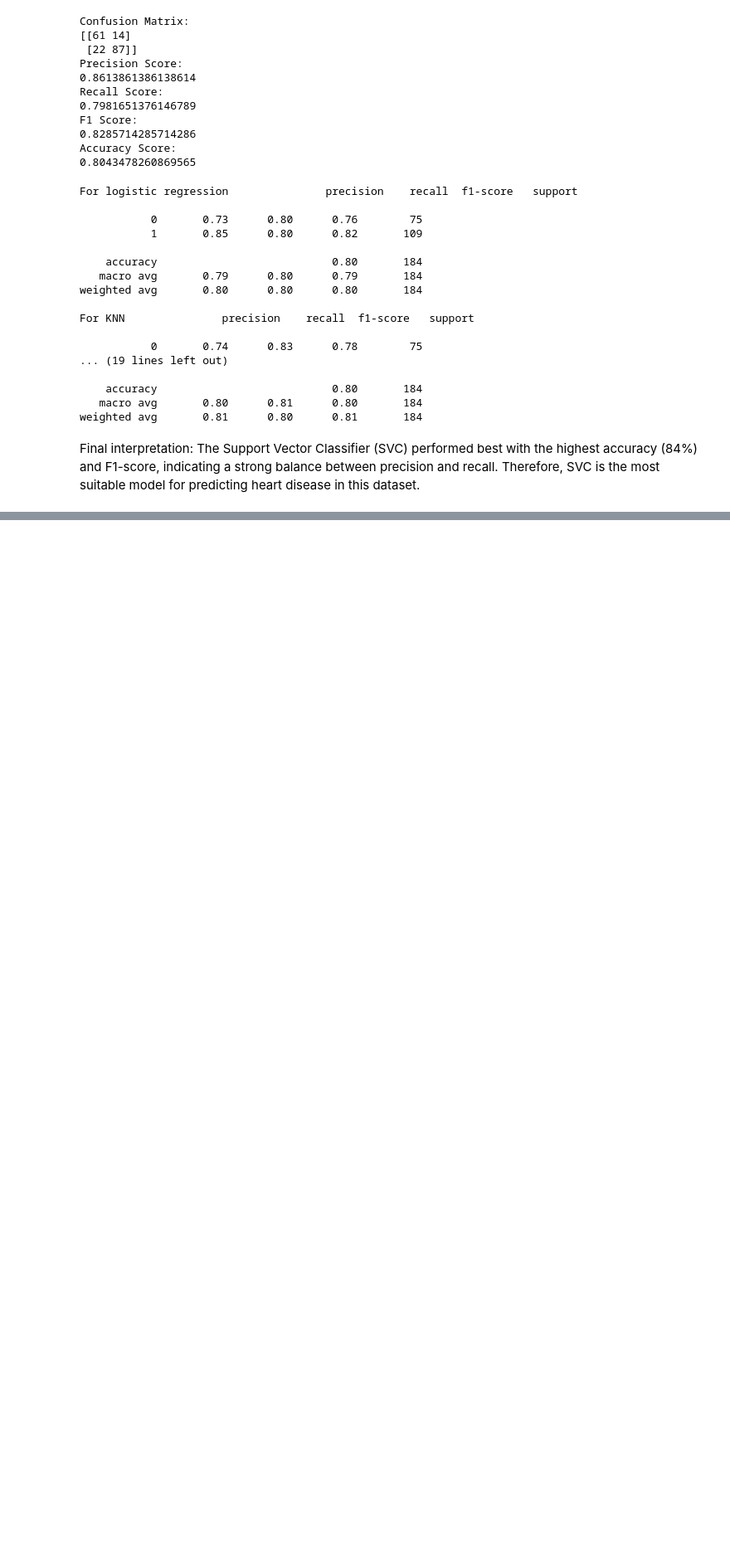
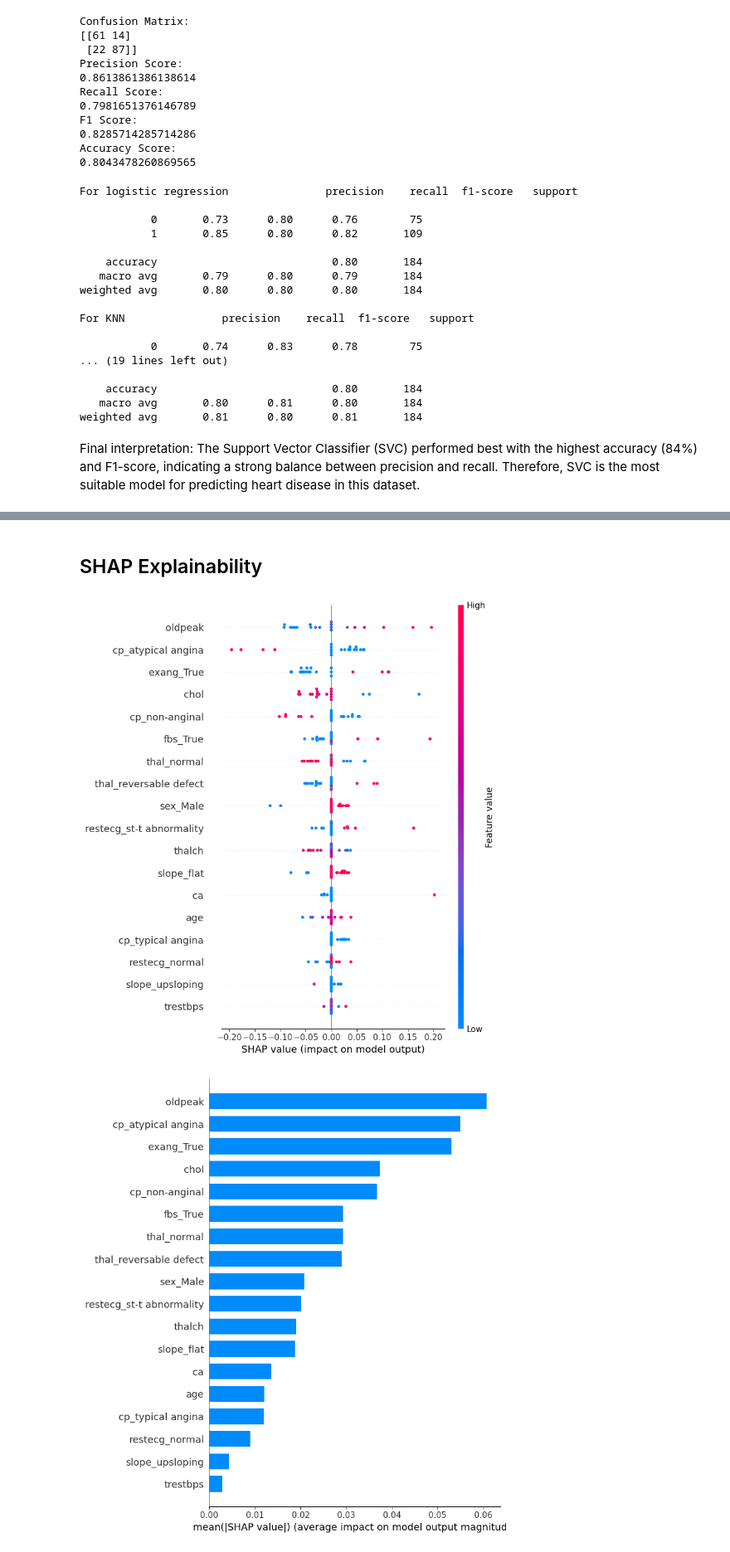
Before and after one commit to PrekshyaS12/Health-disease-classification, a Jupyter notebook: heart_classification.ipynb, the cells around one changed output, grey strips where cells are left out. Shown at 83% size. Cells and saved outputs as stored; diff of their text form; code cells hidden in the pictures; blank space fills up the shorter version.

Commit message:
Added SHAP explainability and streamlit app

```diff
--- a/heart_classification.ipynb
+++ b/heart_classification.ipynb
@@ -371,8 +371,15 @@ Accuracy Score:
 0.8097826086956522
 # %%
 from sklearn.svm import SVC
-svc_model=SVC()
-svc_model.fit(X_train,y_train)
+
+svc_model = SVC(
+    kernel="rbf",
+    probability=True,
+    random_state=42
+)
+
+svc_model.fit(X_train, y_train)
+
 y_pred_svc = svc_model.predict(X_test)
 # %%
 print("Confusion Matrix:")
@@ -464,0 +490,52 @@ The Support Vector Classifier (SVC) performed best with the highest accuracy (84
+# %% [markdown]
+## SHAP Explainability
+# %%
+import shap
+import matplotlib.pyplot as plt
+import pandas as pd
+
+# Convert samples to DataFrames with correct column names
+background = pd.DataFrame(
+    shap.sample(X_train, 50, random_state=42),
+    columns=X.columns
+)
+
+test_sample = pd.DataFrame(
+    shap.sample(X_test, 20, random_state=42),
+    columns=X.columns
+)
+
+# Create SHAP explainer
+explainer = shap.KernelExplainer(
+    svc_model.predict_proba,
+    background
+)
+
+# Compute SHAP values
+shap_values = explainer.shap_values(test_sample)
+
+# For binary classification, use class 1 explanations
+if isinstance(shap_values, list):
+    shap_values_class1 = shap_values[1]
+else:
+    shap_values_class1 = shap_values[:, :, 1]
+
+# Summary Plot
+
+shap.summary_plot(
+    shap_values_class1,
+    test_sample,
+    feature_names=X.columns.tolist()
+)
+
+# Bar Plot
+
+shap.summary_plot(
+    shap_values_class1,
+    test_sample,
+    feature_names=X.columns.tolist(),
+    plot_type="bar"
+)
+# %% [output]
+[figure, added]
+[figure, added]
```
Also changed, not shown: parts of 4 cells of this notebook, 5 other files.
